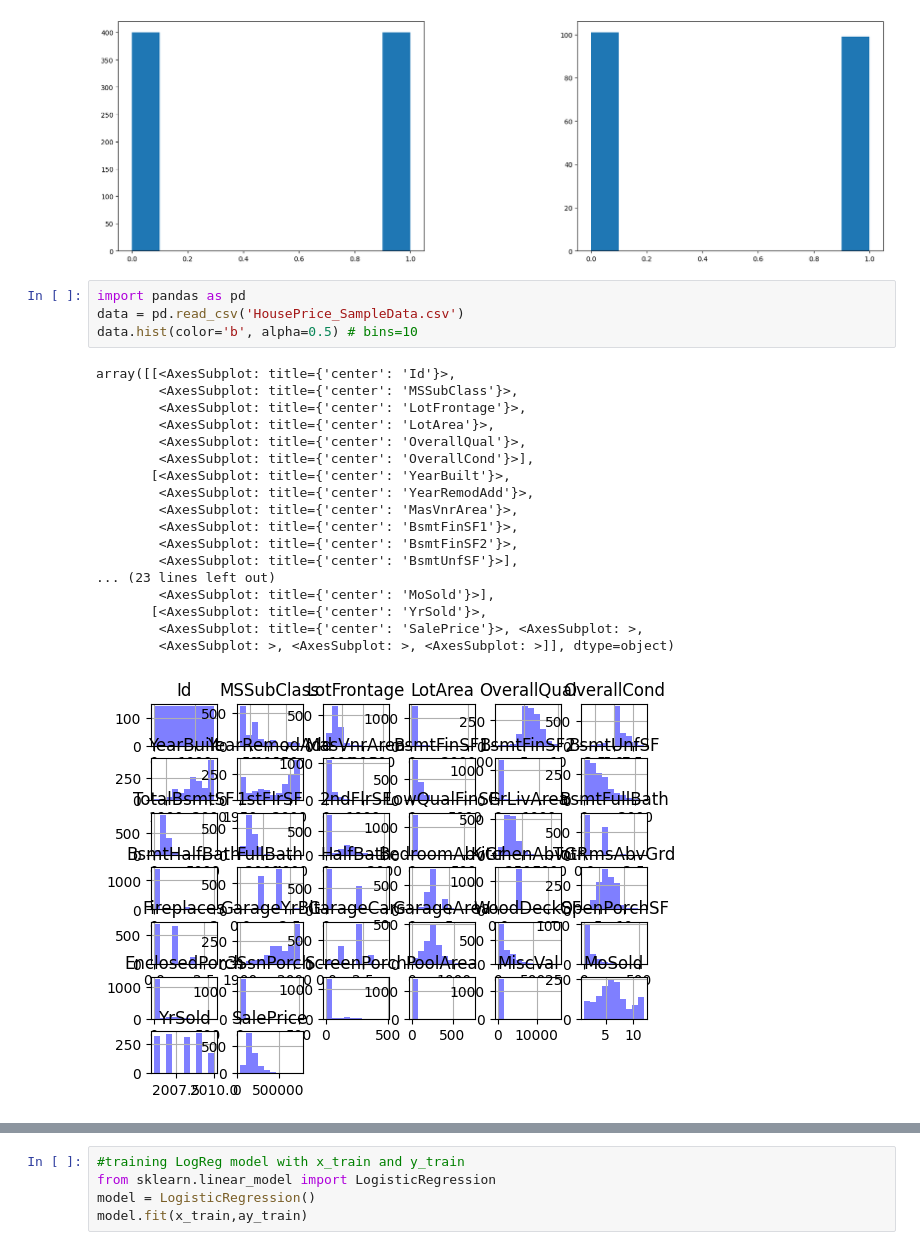
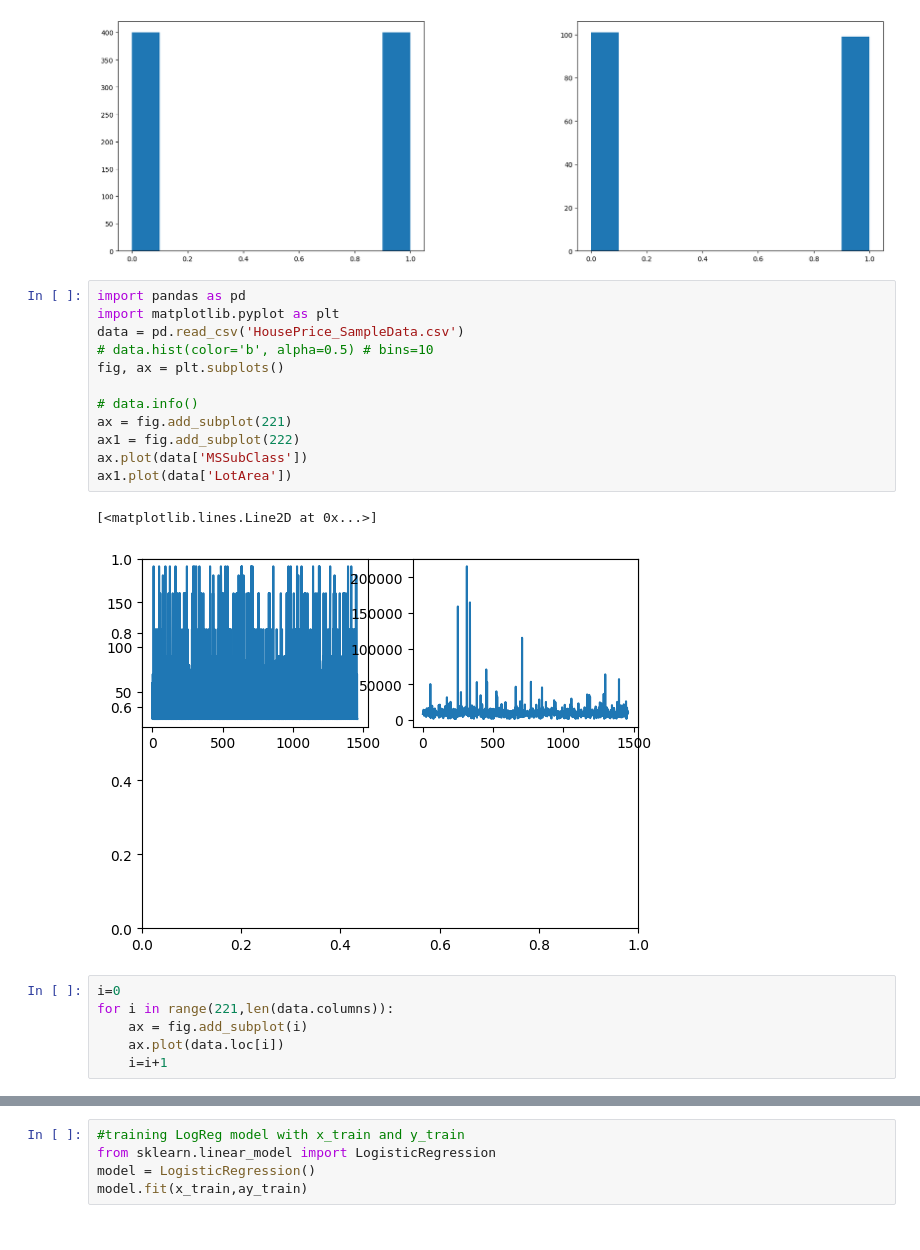
Before and after one commit to Sarvesh-Kesharwani/HouseDataPrediction_kaggle, a Jupyter notebook: Concrete_Learnings/LogReg_eval.ipynb, the cells around one changed output, grey strips where cells are left out. Cells and saved outputs as stored; diff of their text form.

```diff
--- a/Concrete_Learnings/LogReg_eval.ipynb
+++ b/Concrete_Learnings/LogReg_eval.ipynb
@@ -38,24 +38,22 @@ plt.show()
 [figure]
 # %%
 import pandas as pd
+import matplotlib.pyplot as plt
 data = pd.read_csv('HousePrice_SampleData.csv')
-data.hist(color='b', alpha=0.5) # bins=10
+# data.hist(color='b', alpha=0.5) # bins=10
+fig, ax = plt.subplots()
+
+# data.info()
+ax = fig.add_subplot(221)
+ax1 = fig.add_subplot(222)
+ax.plot(data['MSSubClass'])
+ax1.plot(data['LotArea'])
 # %% [output]
-array([[<AxesSubplot: title={'center': 'Id'}>,
-        <AxesSubplot: title={'center': 'MSSubClass'}>,
-        <AxesSubplot: title={'center': 'LotFrontage'}>,
-        <AxesSubplot: title={'center': 'LotArea'}>,
-        <AxesSubplot: title={'center': 'OverallQual'}>,
-        <AxesSubplot: title={'center': 'OverallCond'}>],
-       [<AxesSubplot: title={'center': 'YearBuilt'}>,
-        <AxesSubplot: title={'center': 'YearRemodAdd'}>,
-        <AxesSubplot: title={'center': 'MasVnrArea'}>,
-        <AxesSubplot: title={'center': 'BsmtFinSF1'}>,
-        <AxesSubplot: title={'center': 'BsmtFinSF2'}>,
-        <AxesSubplot: title={'center': 'BsmtUnfSF'}>],
-... (23 lines left out)
-        <AxesSubplot: title={'center': 'MoSold'}>],
-       [<AxesSubplot: title={'center': 'YrSold'}>,
-        <AxesSubplot: title={'center': 'SalePrice'}>, <AxesSubplot: >,
-        <AxesSubplot: >, <AxesSubplot: >, <AxesSubplot: >]], dtype=object)
+[<matplotlib.lines.Line2D at 0x...>]
-[figure, old version]
+[figure, new version]
+# %%
+i=0
+for i in range(221,len(data.columns)):
+    ax = fig.add_subplot(i)
+    ax.plot(data.loc[i])
+    i=i+1
```
Also changed, not shown: parts of 3 cells of this notebook, 4 other files.
